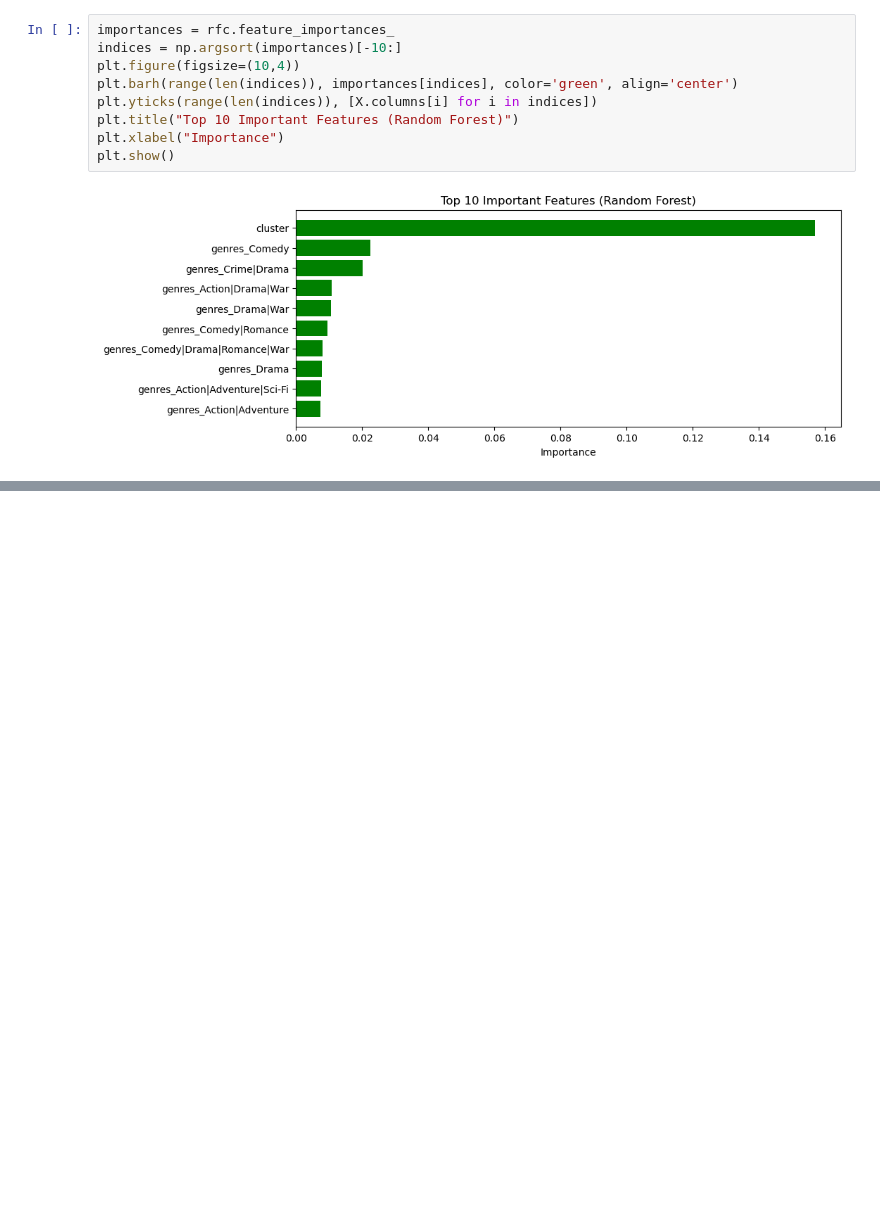
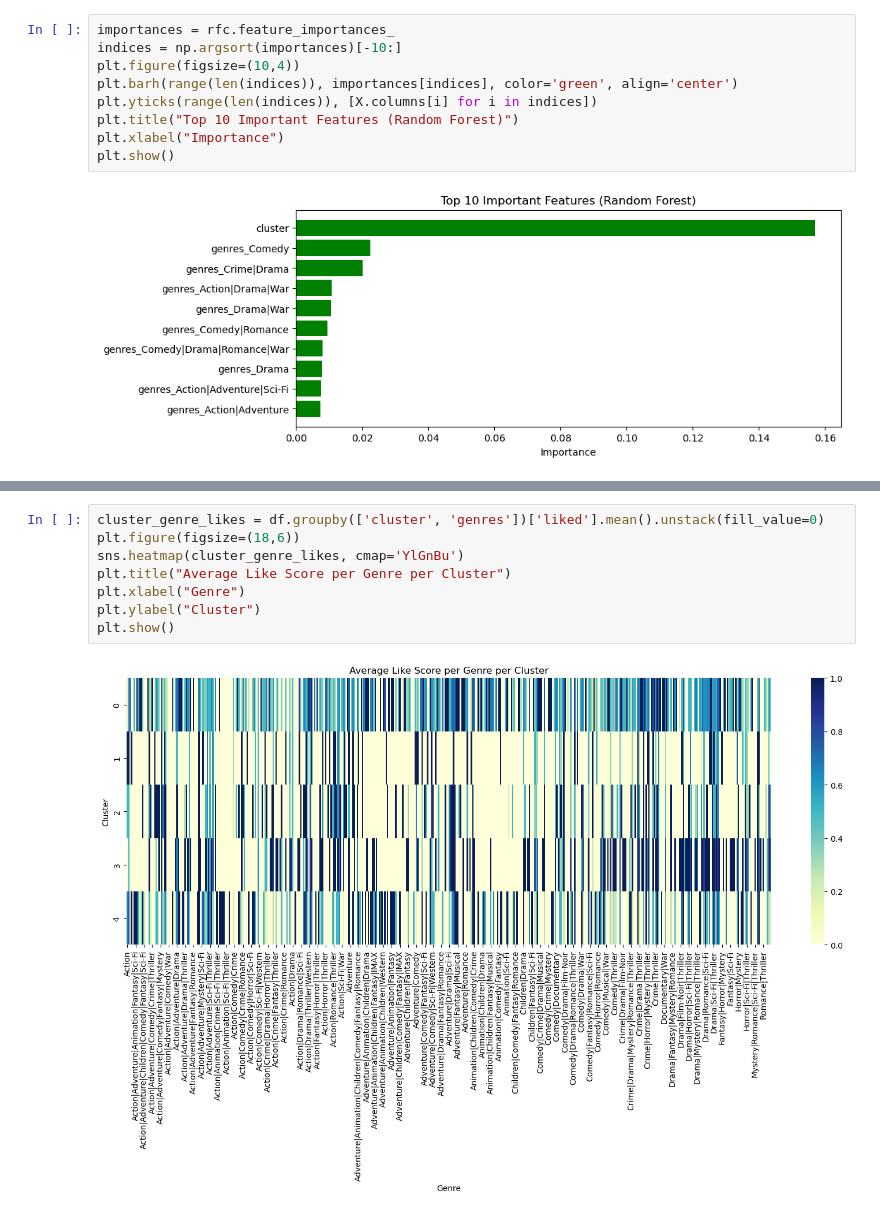
Before and after one commit to dibyanshulunia25/Movie-recommendation-system, a Jupyter notebook: movie_recommendation.ipynb, the cells around one changed output, grey strips where cells are left out. Cells and saved outputs as stored; diff of their text form; blank space fills up the shorter version.

```diff
--- a/movie_recommendation.ipynb
+++ b/movie_recommendation.ipynb
@@ -276,0 +320,10 @@ plt.show()
+# %%
+cluster_genre_likes = df.groupby(['cluster', 'genres'])['liked'].mean().unstack(fill_value=0)
+plt.figure(figsize=(18,6))
+sns.heatmap(cluster_genre_likes, cmap='YlGnBu')
+plt.title("Average Like Score per Genre per Cluster")
+plt.xlabel("Genre")
+plt.ylabel("Cluster")
+plt.show()
+# %% [output]
+[figure, added]
```
Also changed, not shown: parts of 6 cells of this notebook.
